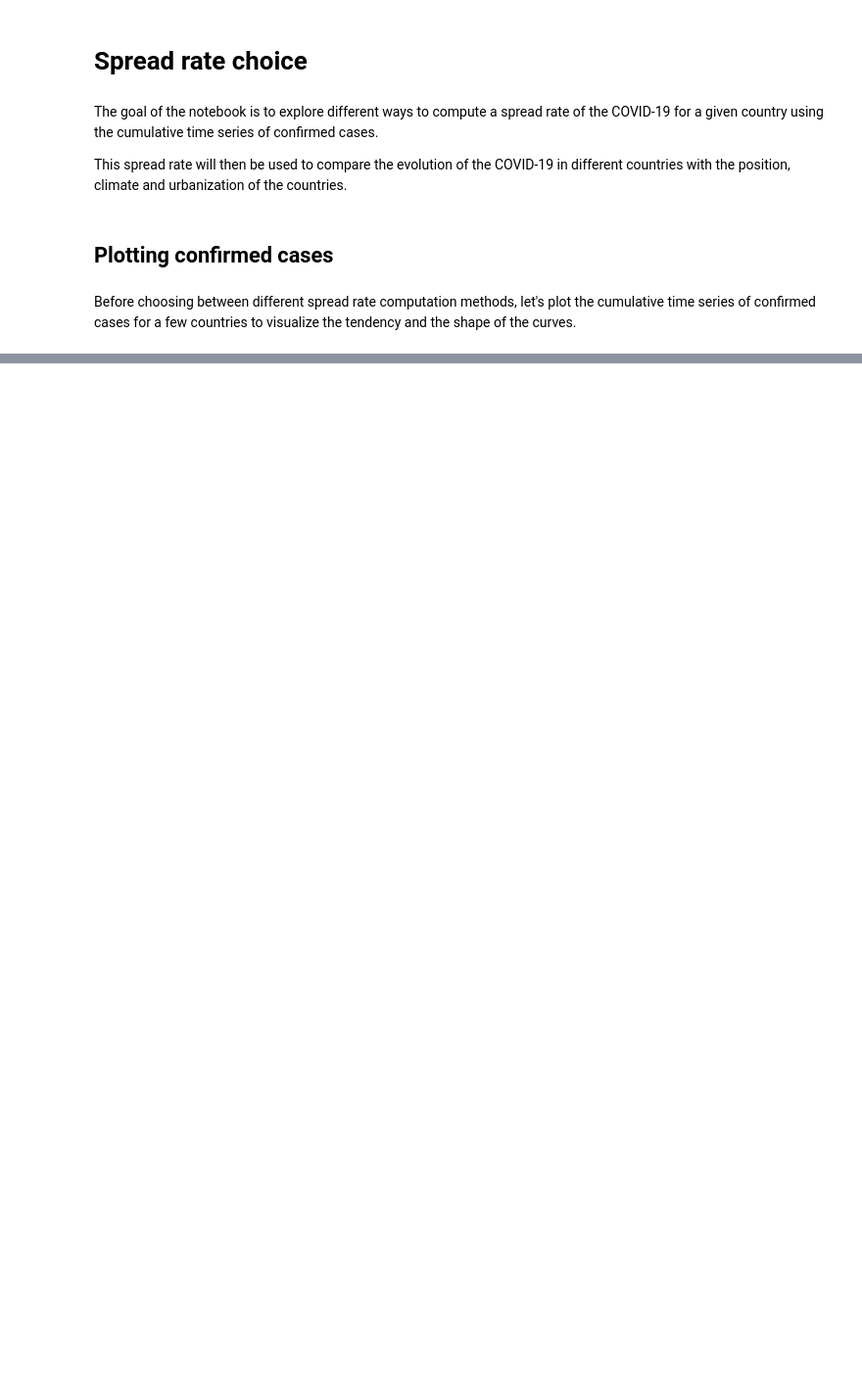
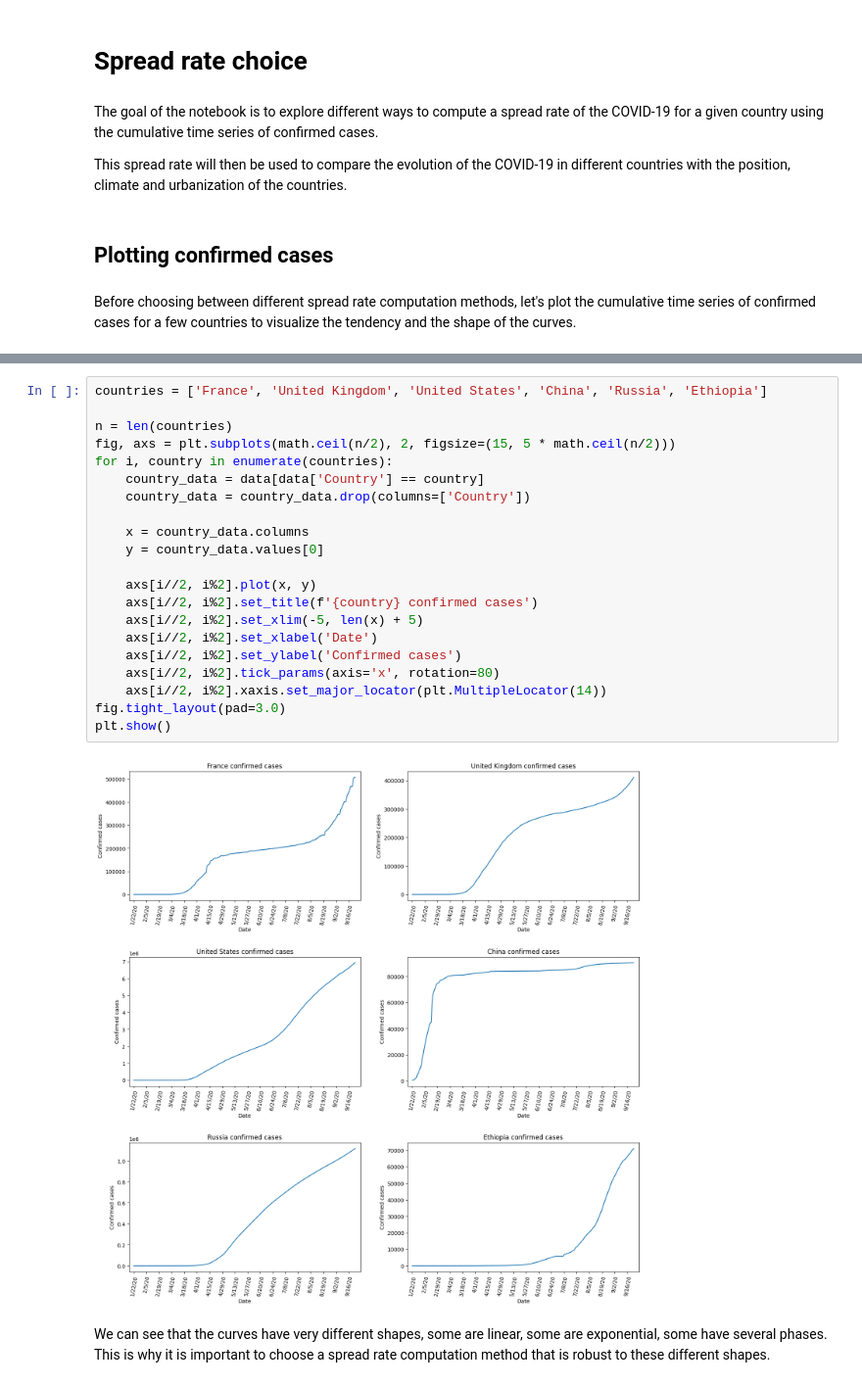
Before and after one commit to BigBaz54/Covid_spread, a Jupyter notebook: spread_rate.ipynb, the cells around one changed output, grey strips where cells are left out. Shown at 98% size. Drawn from its saved outputs; the diff is of its cells as text; blank space fills up the shorter version.

Commit message:
[+] plot several countries' cases

```diff
--- a/spread_rate.ipynb
+++ b/spread_rate.ipynb
@@ -37,3 +35,28 @@ plt.gca().xaxis.set_major_locator(plt.MultipleLocator(7))
 plt.show()
 # %% [output]
 [figure]
+# %%
+countries = ['France', 'United Kingdom', 'United States', 'China', 'Russia', 'Ethiopia']
+
+n = len(countries)
+fig, axs = plt.subplots(math.ceil(n/2), 2, figsize=(15, 5 * math.ceil(n/2)))
+for i, country in enumerate(countries):
+    country_data = data[data['Country'] == country]
+    country_data = country_data.drop(columns=['Country'])
+
+    x = country_data.columns
+    y = country_data.values[0]
+
+    axs[i//2, i%2].plot(x, y)
+    axs[i//2, i%2].set_title(f'{country} confirmed cases')
+    axs[i//2, i%2].set_xlim(-5, len(x) + 5)
+    axs[i//2, i%2].set_xlabel('Date')
+    axs[i//2, i%2].set_ylabel('Confirmed cases')
+    axs[i//2, i%2].tick_params(axis='x', rotation=80)
+    axs[i//2, i%2].xaxis.set_major_locator(plt.MultipleLocator(14))
+fig.tight_layout(pad=3.0)
+plt.show()
+# %% [output]
+[figure, added]
+# %% [markdown]
+We can see that the curves have very different shapes, some are linear, some are exponential, some have several phases. This is why it is important to choose a spread rate computation method that is robust to these different shapes.
```
Also changed, not shown: parts of 3 cells of this notebook.
